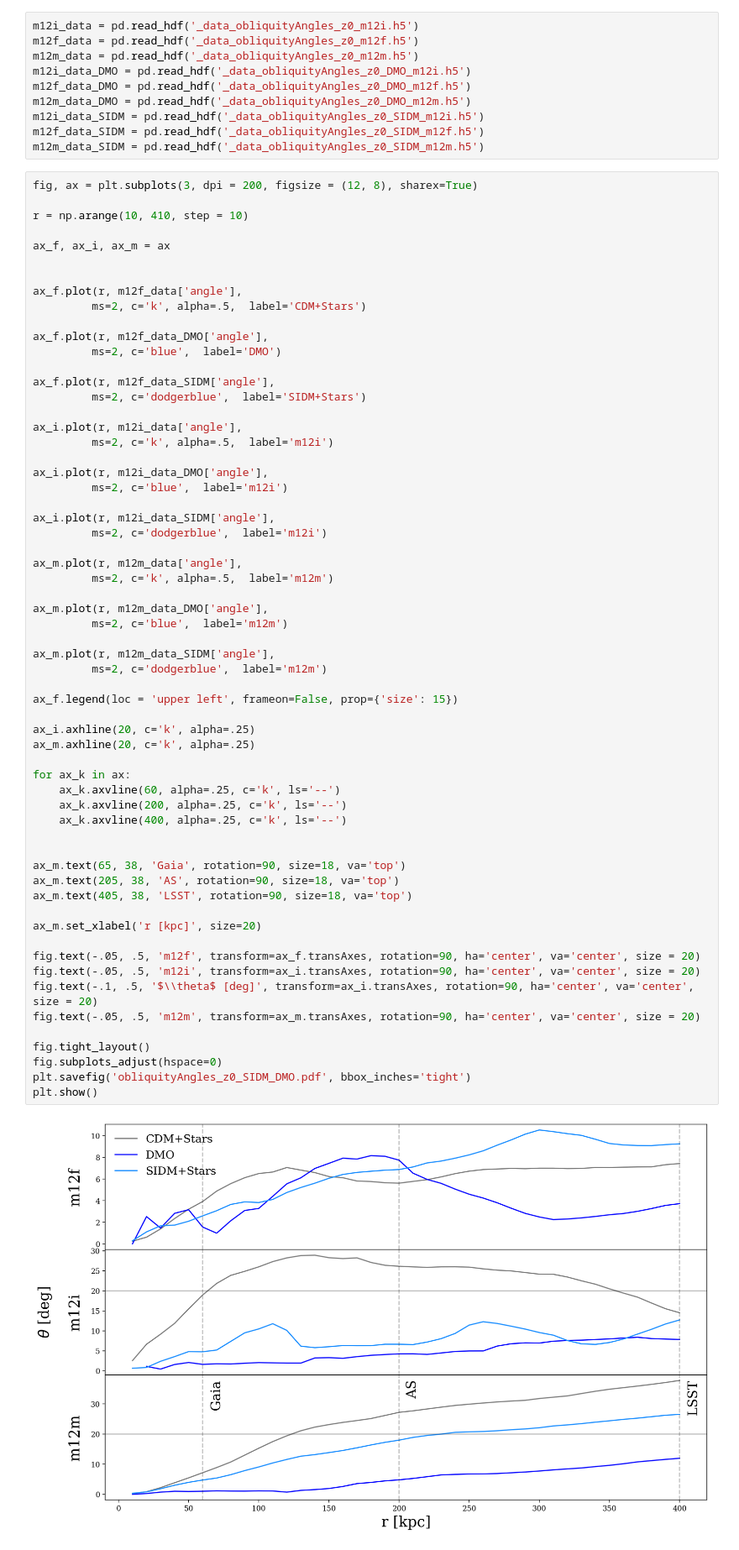
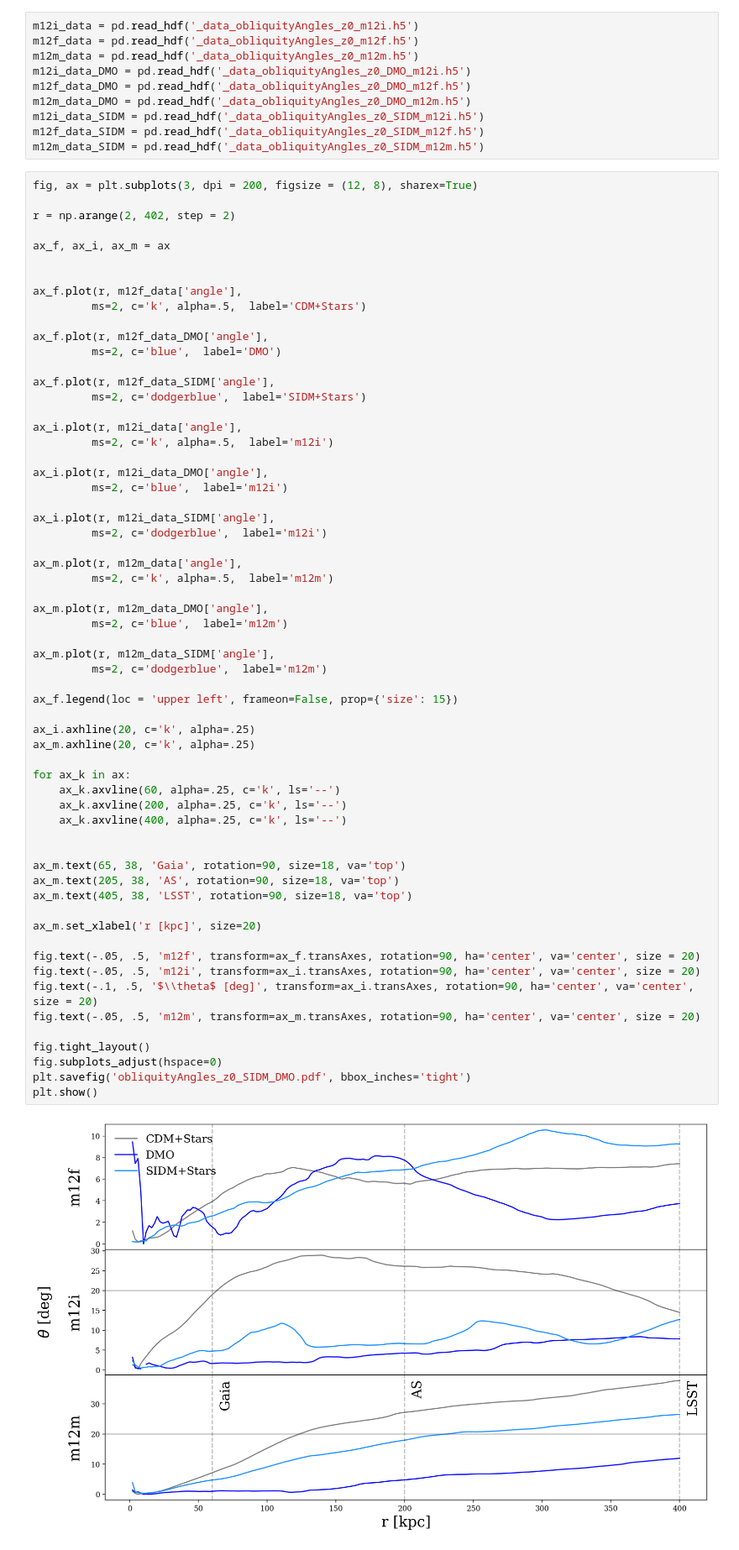
Before and after one commit to jaybaptista/latte_orientations, a Jupyter notebook: _plot_obliquityAngles_SIDM_DMO.ipynb, the cells around one changed output. Shown at 84% size. Cells and saved outputs as stored; diff of their text form.

```diff
--- a/_plot_obliquityAngles_SIDM_DMO.ipynb
+++ b/_plot_obliquityAngles_SIDM_DMO.ipynb
@@ -17,7 +17,7 @@ m12m_data_SIDM = pd.read_hdf('_data_obliquityAngles_z0_SIDM_m12m.h5')
 # %%
 fig, ax = plt.subplots(3, dpi = 200, figsize = (12, 8), sharex=True)
 
-r = np.arange(10, 410, step = 10)
+r = np.arange(2, 402, step = 2)
 
 ax_f, ax_i, ax_m = ax
 
@@ -49,31 +49,31 @@ ax_m.plot(r, m12m_data_DMO['angle'],
 ax_m.plot(r, m12m_data_SIDM['angle'],
          ms=2, c='dodgerblue',  label='m12m')
 
 ax_f.legend(loc = 'upper left', frameon=False, prop={'size': 15})
 
 ax_i.axhline(20, c='k', alpha=.25)
 ax_m.axhline(20, c='k', alpha=.25)
 
 for ax_k in ax:
     ax_k.axvline(60, alpha=.25, c='k', ls='--')
     ax_k.axvline(200, alpha=.25, c='k', ls='--')
     ax_k.axvline(400, alpha=.25, c='k', ls='--')
 
 
 ax_m.text(65, 38, 'Gaia', rotation=90, size=18, va='top')
 ax_m.text(205, 38, 'AS', rotation=90, size=18, va='top')
 ax_m.text(405, 38, 'LSST', rotation=90, size=18, va='top')
 
 ax_m.set_xlabel('r [kpc]', size=20)
 
 fig.text(-.05, .5, 'm12f', transform=ax_f.transAxes, rotation=90, ha='center', va='center', size = 20)
 fig.text(-.05, .5, 'm12i', transform=ax_i.transAxes, rotation=90, ha='center', va='center', size = 20)
 fig.text(-.1, .5, '$\\theta$ [deg]', transform=ax_i.transAxes, rotation=90, ha='center', va='center', size = 20)
 fig.text(-.05, .5, 'm12m', transform=ax_m.transAxes, rotation=90, ha='center', va='center', size = 20)
 
 fig.tight_layout()
 fig.subplots_adjust(hspace=0)
 plt.savefig('obliquityAngles_z0_SIDM_DMO.pdf', bbox_inches='tight')
 plt.show()
 # %% [output]
-[figure, old version]
+[figure, new version]
```
Also changed, not shown: 7 other files.
